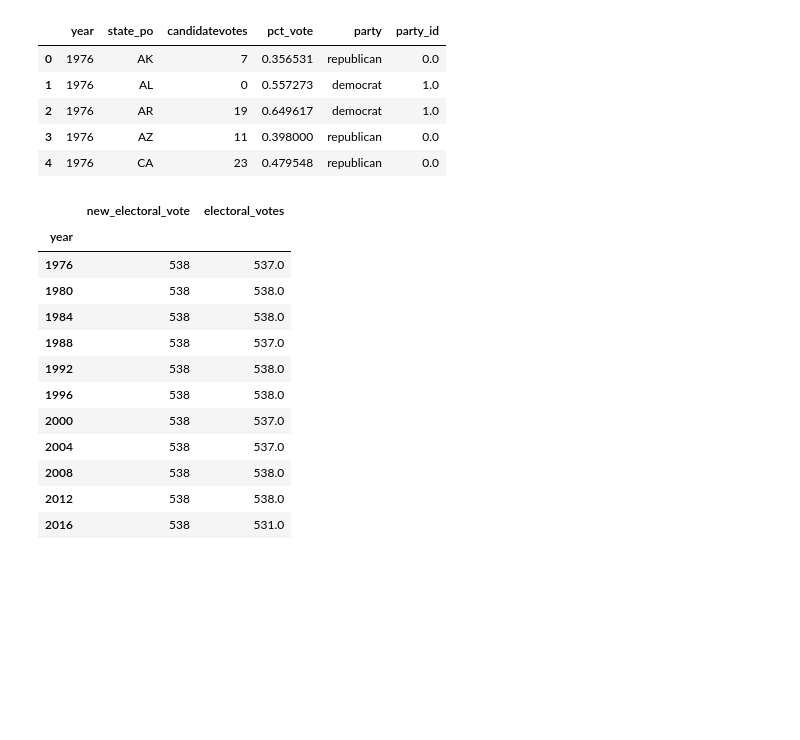
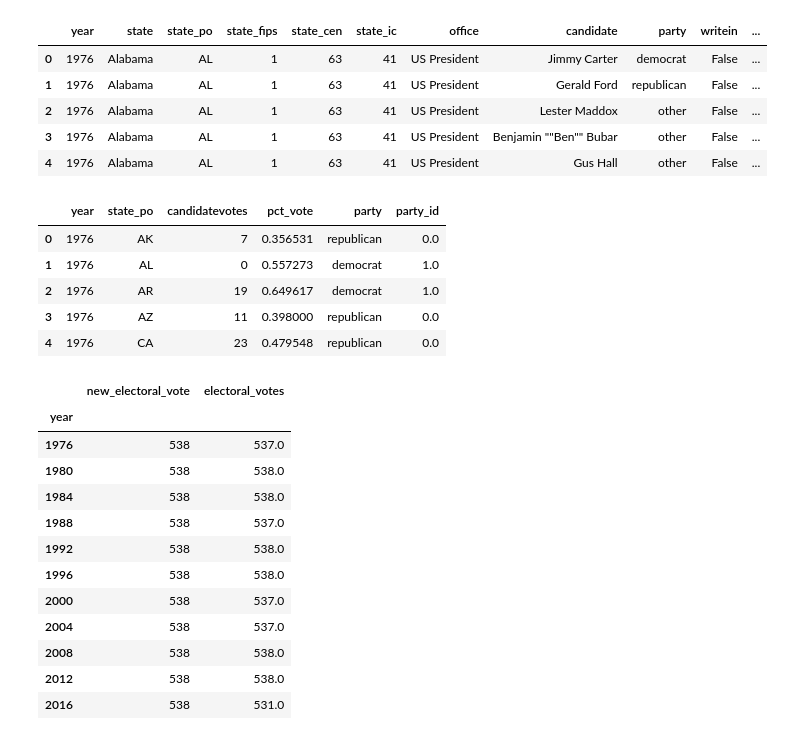
Before and after one commit to ta-data-mexpt/project-dataviz, a Jupyter notebook: main.ipynb, the cells around one changed output. Drawn from its saved outputs; the diff is of its cells as text; code cells hidden in the pictures; blank space fills up the shorter version.

Commit message:
add state population data

```diff
--- a/main.ipynb
+++ b/main.ipynb
@@ -64,6 +64,21 @@ df['electoral_votes'].fillna(0,inplace = True)
 df["total_electoral_votes"] = df.groupby(["year","state"])['total_electoral_votes'].transform(lambda x: x.fillna(x.max()))
 
 #df.head()
+# %%
+# load state population csv
+state_populations = pd.read_csv('data/state_populations.csv')
+# %%
+# add state populations into main dataframe
+df = df.merge(state_populations, on = ['year','state'], how = 'left')
+# %%
+df.head()
+# %% [output]
+|  | year | state | state_po | state_fips | state_cen | state_ic | office | candidate | party | writein | ... |
+| 0 | 1976 | Alabama | AL | 1 | 63 | 41 | US President | Jimmy Carter | democrat | False | ... |
+| 1 | 1976 | Alabama | AL | 1 | 63 | 41 | US President | Gerald Ford | republican | False | ... |
+| 2 | 1976 | Alabama | AL | 1 | 63 | 41 | US President | Lester Maddox | other | False | ... |
+| 3 | 1976 | Alabama | AL | 1 | 63 | 41 | US President | Benjamin ""Ben"" Bubar | other | False | ... |
+| 4 | 1976 | Alabama | AL | 1 | 63 | 41 | US President | Gus Hall | other | False | ... |
 # %%
 # retrieve corresponding id for candidate with max votes by year and state as well as create pct_vote of democrats for plotting
 winner = df.groupby(['year','state_po'], as_index = False).agg({'candidatevotes':'idxmax',\
```
Also changed, not shown: parts of 4 cells of this notebook, 3 other files.
